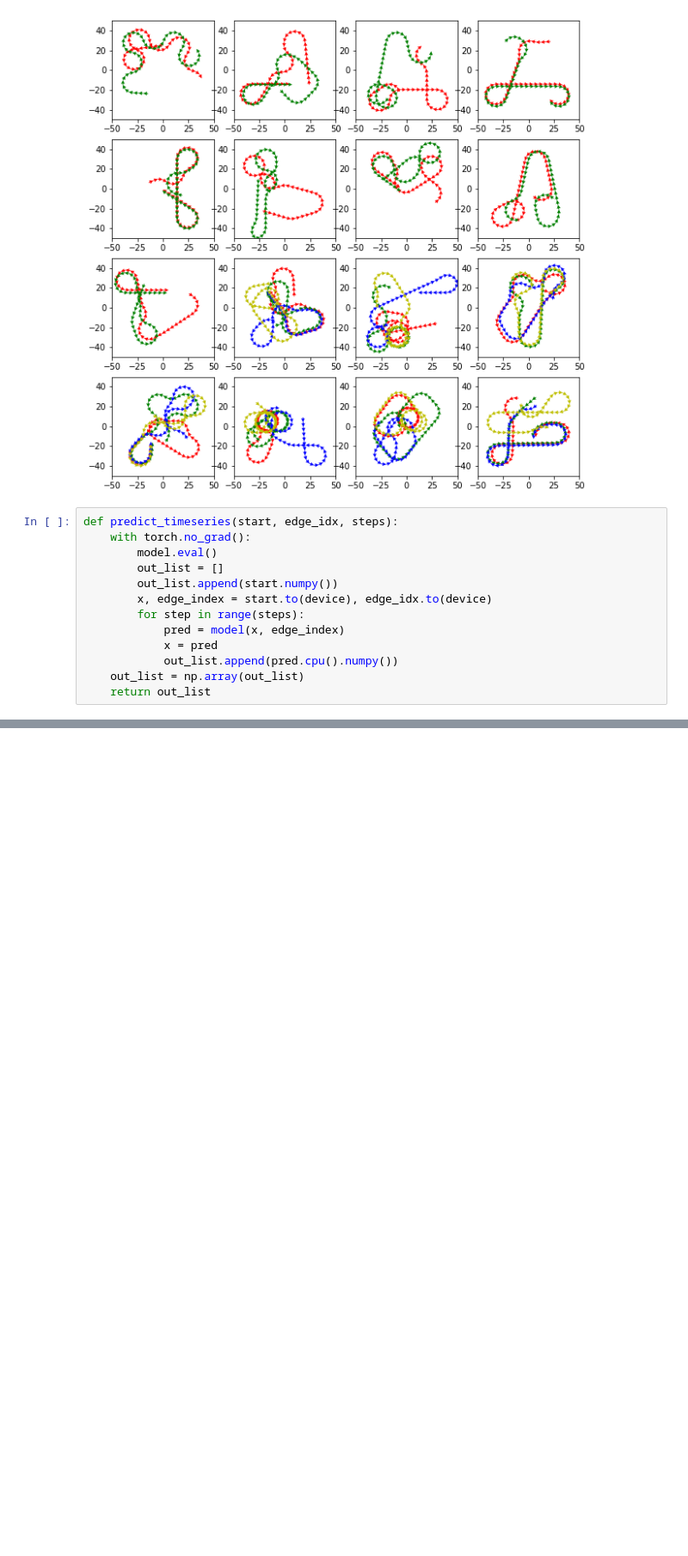
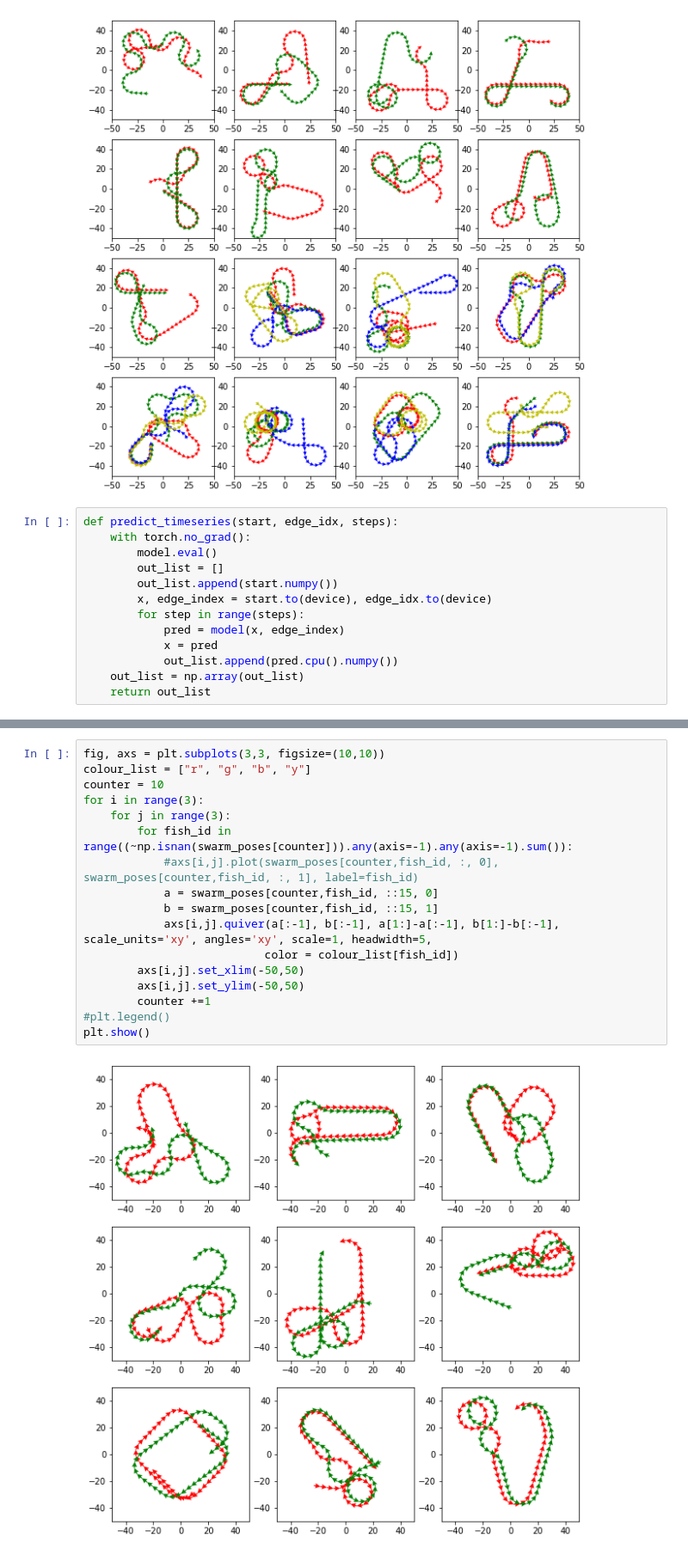
Before and after one commit to pwl482/GNN_fish_models, a Jupyter notebook: SwarmNet.ipynb, the cells around one changed output, grey strips where cells are left out. Shown at 86% size. Saved outputs shown, nothing was run; the diff lists cells and outputs as text; blank space fills up the shorter version.

```diff
--- a/SwarmNet.ipynb
+++ b/SwarmNet.ipynb
@@ -319,0 +537,19 @@ array([[[-9.91347, 28.40997,  2.82126],
+# %%
+fig, axs = plt.subplots(3,3, figsize=(10,10))
+colour_list = ["r", "g", "b", "y"]
+counter = 10
+for i in range(3):
+    for j in range(3):
+        for fish_id in range((~np.isnan(swarm_poses[counter])).any(axis=-1).any(axis=-1).sum()):
+            #axs[i,j].plot(swarm_poses[counter,fish_id, :, 0], swarm_poses[counter,fish_id, :, 1], label=fish_id)
+            a = swarm_poses[counter,fish_id, ::15, 0]
+            b = swarm_poses[counter,fish_id, ::15, 1]
+            axs[i,j].quiver(a[:-1], b[:-1], a[1:]-a[:-1], b[1:]-b[:-1], scale_units='xy', angles='xy', scale=1, headwidth=5,
+                           color = colour_list[fish_id])
+        axs[i,j].set_xlim(-50,50)
+        axs[i,j].set_ylim(-50,50)
+        counter +=1
+#plt.legend()
+plt.show()
+# %% [output]
+[figure, added]
```
Also changed, not shown: parts of 34 cells of this notebook.
